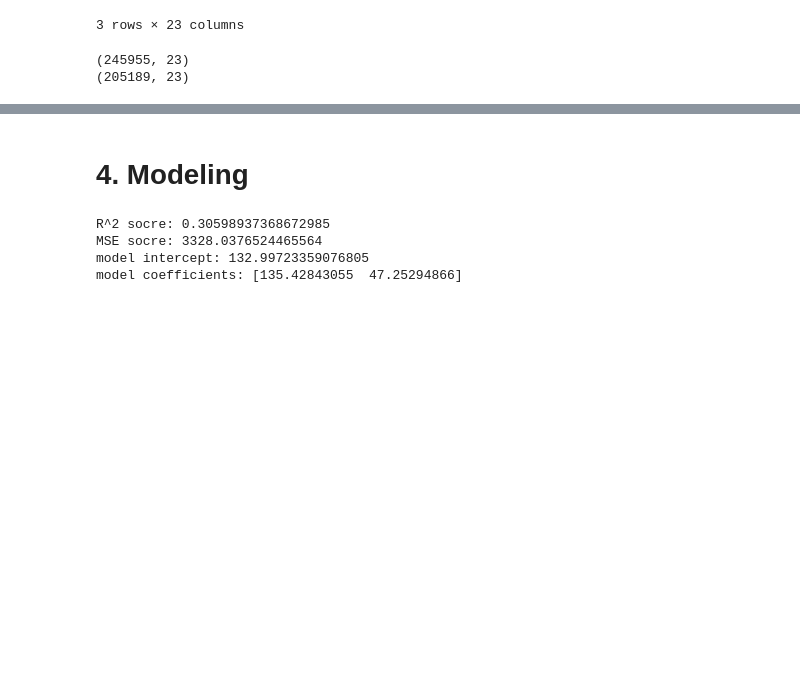
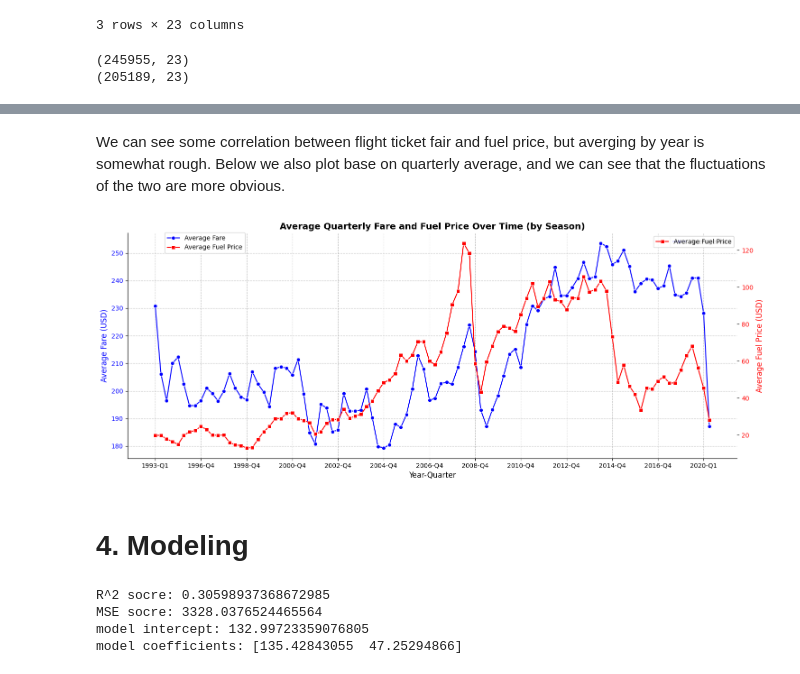
Before and after one commit to jbwenjoy/000545000, a Jupyter notebook: CIS_545_Final.ipynb, the cells around one changed output, grey strips where cells are left out. Cells and saved outputs as stored; diff of their text form; code cells hidden in the pictures; blank space fills up the shorter version.

```diff
--- a/CIS_545_Final.ipynb
+++ b/CIS_545_Final.ipynb
@@ -134,3 +312,62 @@ df_clean.shape
+# %% [markdown]
+We can see some correlation between flight ticket fair and fuel price, but averging by year is somewhat rough. Below we also plot base on quarterly average, and we can see that the fluctuations of the two are more obvious.
+# %%
+import matplotlib.pyplot as plt
+import seaborn as sns
+import pandas as pd
+
+# Assuming df and fuel_df are already loaded and cleaned
+
+# Prepare fuel data:
+fuel_df['Date'] = pd.to_datetime(fuel_df['Date'])
+fuel_df['Year'] = fuel_df['Date'].dt.year
+fuel_df['Quarter'] = fuel_df['Date'].dt.quarter
+avg_fuel_price_per_quarter = fuel_df.groupby(['Year', 'Quarter'])['Price'].mean().reset_index()
+
+# Prepare flight data:
+avg_fare_per_quarter = df.groupby(['Year', 'quarter'])['fare'].mean().reset_index()
+avg_fare_per_quarter = avg_fare_per_quarter.rename(columns={'quarter': 'Quarter'})
+
+# Merge and filter data for common quarters:
+merged_df = pd.merge(avg_fare_per_quarter, avg_fuel_price_per_quarter, on=['Year', 'Quarter'], how='inner')
+merged_df['Year-Quarter'] = merged_df['Year'].astype(str) + '-Q' + merged_df['Quarter'].astype(str)
+
+# Plotting
+fig, ax1 = plt.subplots(figsize=(15, 6))  # Adjust figure size for better readability
+
+# Avr flight fare (ax1)
+sns.lineplot(x='Year-Quarter', y='fare', data=merged_df, marker='o', color='blue', ax=ax1, label='Average Fare')
+ax1.set_xlabel('Year-Quarter', fontsize=12)
+ax1.set_ylabel('Average Fare (USD)', color='blue', fontsize=12)
+ax1.tick_params(axis='y', labelcolor='blue')
+ax1.grid(True, linestyle='--', alpha=0.7)
+
+# Avr fuel price (ax2)
+ax2 = ax1.twinx()
+sns.lineplot(x='Year-Quarter', y='Price', data=merged_df, marker='s', color='red', ax=ax2, label='Average Fuel Price')
+ax2.set_ylabel('Average Fuel Price (USD)', color='red', fontsize=12)
+ax2.tick_params(axis='y', labelcolor='red')
+
+# Add solid line to the right spine of ax2
+ax2.spines['right'].set_visible(True)  # Make the right spine visible
+ax2.spines['right'].set_color('red')    # Set the color of the right spine
+
+plt.title('Average Quarterly Fare and Fuel Price Over Time (by Season)', fontsize=14, fontweight='bold')
+fig.legend(loc="upper left", bbox_to_anchor=(0.1, 0.95))
+
+# Adjust x-axis ticks for better readability
+plt.xticks(rotation=45)
+ax1.xaxis.set_major_locator(plt.MaxNLocator(15)) # Maximum num of x labels
+
+# Improve aesthetics
+sns.despine()
+plt.tight_layout()
+plt.xticks(rotation=45)  # Rotate x-axis labels for better readability
+
+# Show the plot
+plt.show()
+# %% [output]
+[figure, added]
 # %% [markdown]
 # **4. Modeling**
 # %%
```
Also changed, not shown: parts of 22 cells of this notebook.
